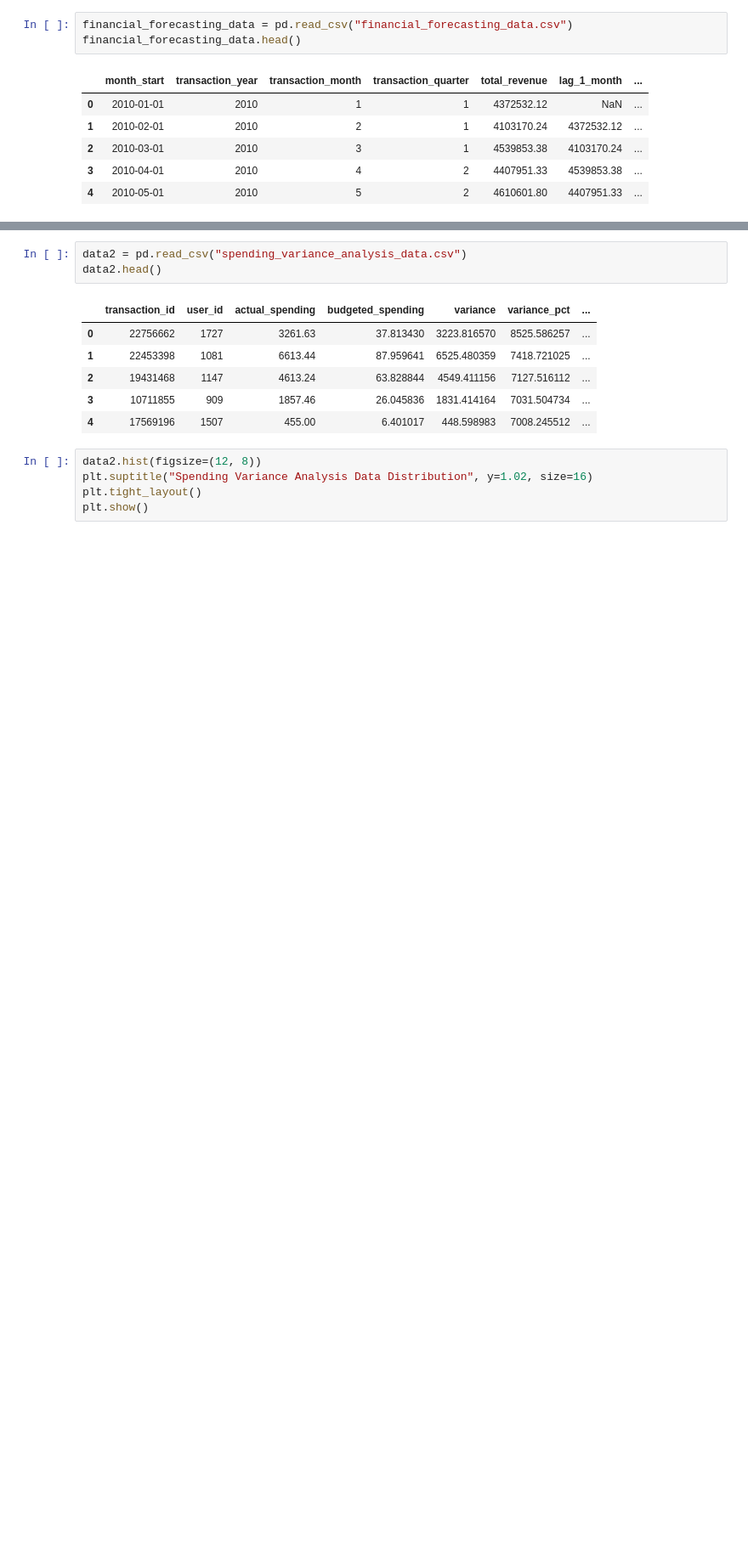
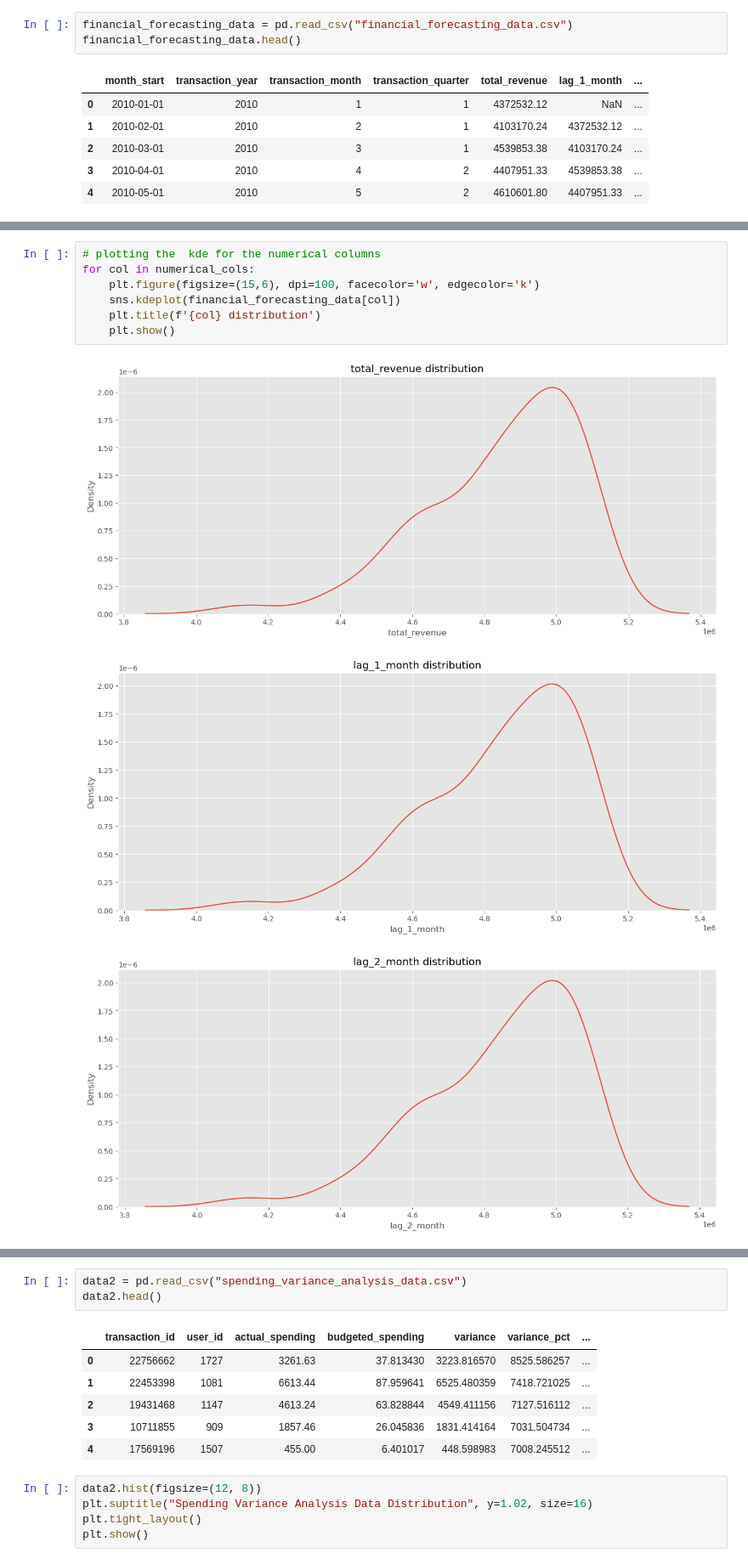
Before and after one commit to TeslimAdeyanju/15-Portfolio-Financial-Data-Analytics-Forecasting-Variance-Analysis, a Jupyter notebook: Financial-Data-Analytics-Forecasting-Variance-Analysis.ipynb, the cells around one changed output, grey strips where cells are left out. Shown at 85% size. Saved outputs shown, nothing was run; the diff lists cells and outputs as text; blank space fills up the shorter version.

```diff
--- a/Financial-Data-Analytics-Forecasting-Variance-Analysis.ipynb
+++ b/Financial-Data-Analytics-Forecasting-Variance-Analysis.ipynb
@@ -1299,0 +1359,11 @@ financial_forecasting_data.head()
+# %%
+# plotting the  kde for the numerical columns
+for col in numerical_cols:
+    plt.figure(figsize=(15,6), dpi=100, facecolor='w', edgecolor='k')
+    sns.kdeplot(financial_forecasting_data[col])
+    plt.title(f'{col} distribution')
+    plt.show()
+# %% [output]
+[figure, added]
+[figure, added]
+[figure, added]
```
Also changed, not shown: parts of 20 cells of this notebook.
